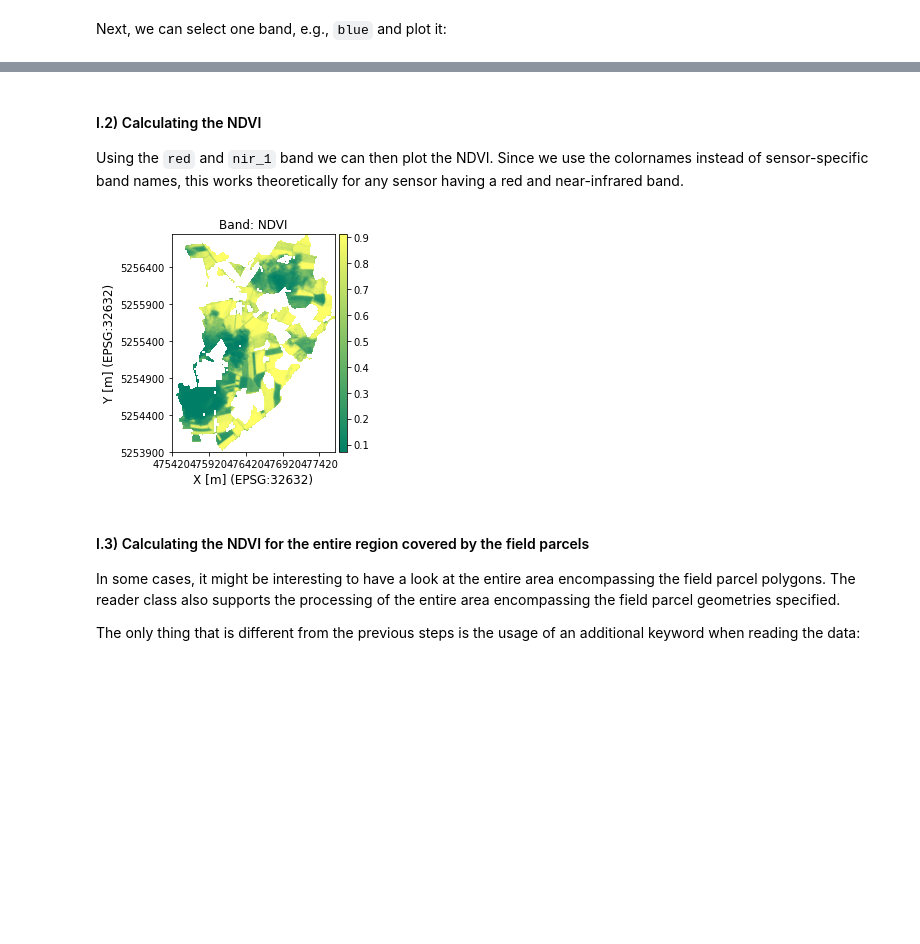
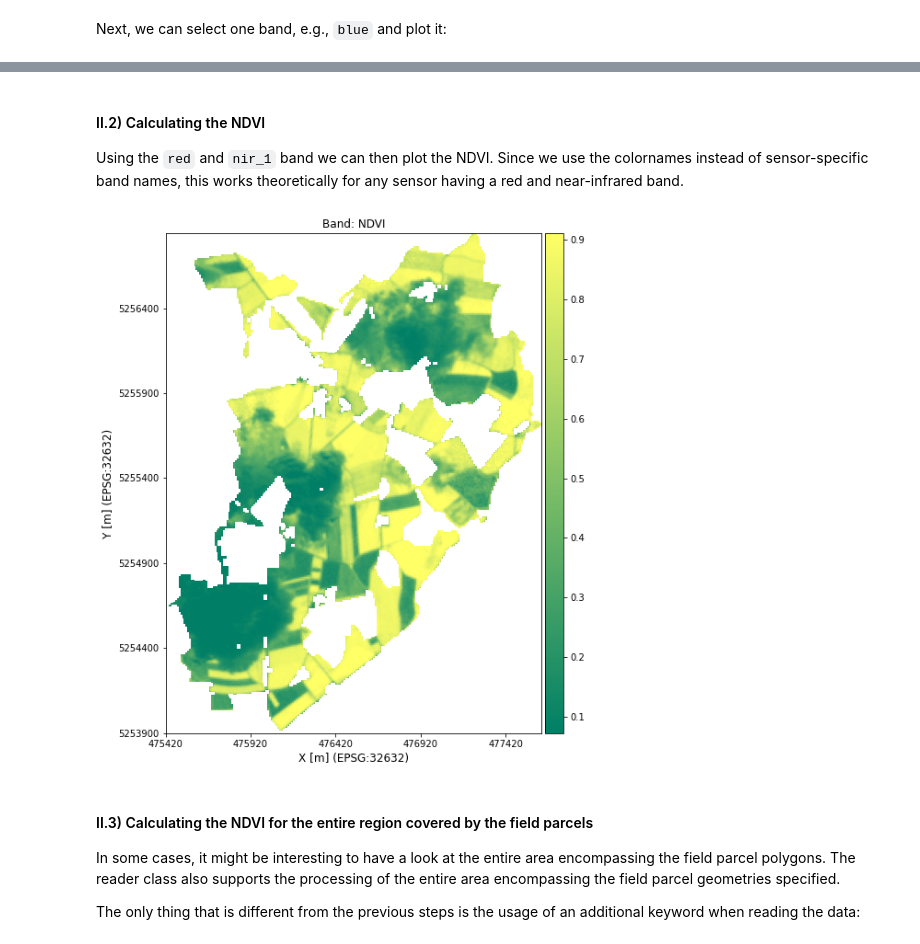
Before and after one commit to EOA-team/AgriSatPy, a Jupyter notebook: tutorial/tutorial_vegetation_indices.ipynb, the cells around one changed output, grey strips where cells are left out. Drawn from its saved outputs; the diff is of its cells as text; code cells hidden in the pictures; blank space fills up the shorter version.

Commit message:
adopted tutorial to latest changes in Sat_Data_Reader

```diff
--- a/tutorial/tutorial_vegetation_indices.ipynb
+++ b/tutorial/tutorial_vegetation_indices.ipynb
@@ -24,5 +20,11 @@ Here, we will load a geoTiff file containing Sentinel-2 bands already resampled
 # %%
 # load required modules
+import cv2
 from pathlib import Path
 from agrisatpy.utils.io.sentinel2 import S2_Band_Reader
 from agrisatpy.analysis.vegetation_indices import VegetationIndices
+from agrisatpy.utils.constants.sentinel2 import ProcessingLevels
+
+# make plots larger by default
+import matplotlib.pyplot as plt
+plt.rcParams['figure.figsize'] = [10, 10]
@@ -90,25 +266,17 @@ fig_blue = reader.plot_band('blue')
 # %% [markdown]
-#### I.2) Calculating the NDVI
+#### II.2) Calculating the NDVI
 
 Using the `red` and `nir_1` band we can then plot the NDVI. Since we use the colornames instead of sensor-specific band names, this works theoretically for any sensor having a red and near-infrared band.
 # %%
-# we need an object from the VegetationIndices class. It takes the reader object as argument.
-vi_s2 = VegetationIndices(reader=reader)
+vi_name = 'NDVI'
 
-# name is not case-sensitive but it must be consistent
-vi_name = 'NDVI'
-# then we are ready to calculate the NDVI
-ndvi = vi_s2.calc_vi(vi_name)
-
-# add to reader as new band
-reader.add_band(band_name=vi_name, band_data=ndvi)
-
+reader.calc_vi(vi=vi_name)
 # plot the NDVI. The method automatically selects the correct bands based on their colorname from the data dict
 fig_ndvi = reader.plot_band(band_name=vi_name, colormap='summer')
 # %% [output]
-[figure, old version]
+[figure, new version]
 # %% [markdown]
-#### I.3) Calculating the NDVI for the entire region covered by the field parcels
+#### II.3) Calculating the NDVI for the entire region covered by the field parcels
 
 In some cases, it might be interesting to have a look at the entire area encompassing the field parcel polygons. The reader class also supports the processing of the entire area encompassing the field parcel geometries specified.
 
```
Also changed, not shown: parts of 32 cells of this notebook.
